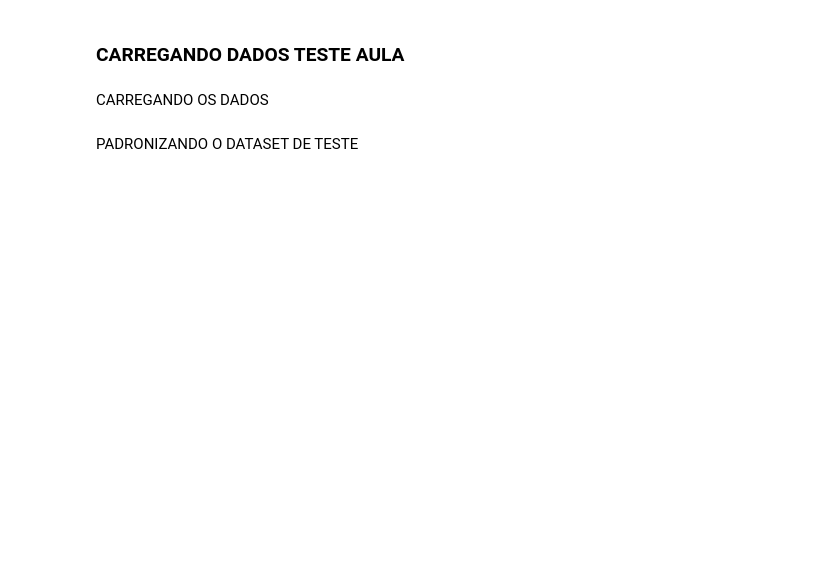
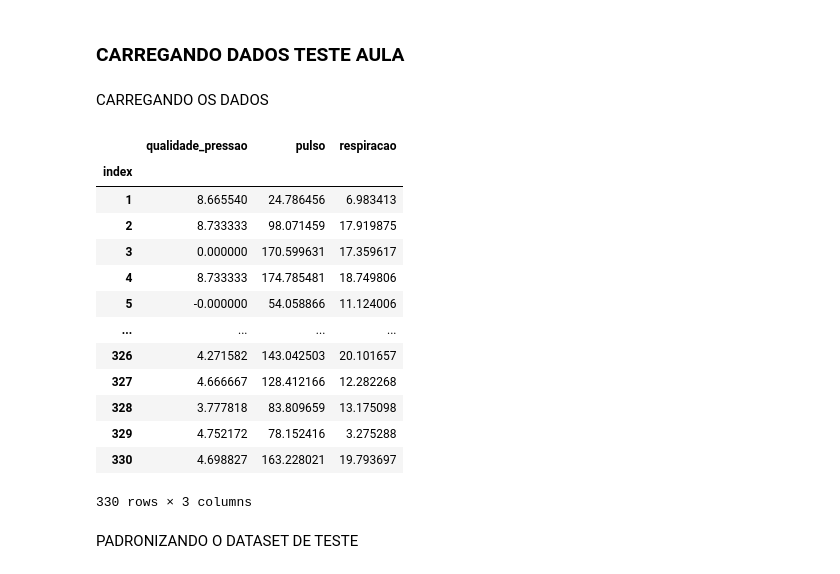
Before and after one commit to Andxyz8/VictimSim, a Jupyter notebook: modelagem.ipynb, the cells around one changed output. Cells and saved outputs as stored; diff of their text form; code cells hidden in the pictures; blank space fills up the shorter version.

```diff
--- a/modelagem.ipynb
+++ b/modelagem.ipynb
@@ -167,19 +254,34 @@ CARREGANDO OS DADOS
 # %%
 # COLOCAR A SEPARAÇÃO E IMPORTAÇÃO DOS DADOS AQUI.
 dataset_teste_aula: DataFrame = read_csv(
-    ".\\T02_ClassicarRegredir\\treino_sinais_vitais_com_label.csv",
+    ".\\T02_ClassicarRegredir\\teste_cego.csv",
     sep = ',',
     index_col = 'index'
 )
 
 # Parâmetros previsores/independentes
-x_dataset_aula = dataset_teste_aula.drop(columns = ['gravidade', 'classe'], axis = 1)
-
+# x_dataset_aula = dataset_teste_aula.drop(columns = ['gravidade', 'classe'], axis = 1)
+dataset_teste_aula
 # Parâmetros de classe/dependentes
-y_dataset_aula_classes = dataset_teste_aula['classe']
+# y_dataset_aula_classes = dataset_teste_aula['classe']
 
 # Parâmetros de dependentes
-y_dataset_aula_regressao = dataset_teste_aula['gravidade']
+# y_dataset_aula_regressao = dataset_teste_aula['gravidade']
+# %% [output]
+|  | qualidade_pressao | pulso | respiracao |
+| index |  |  |  |
+| 1 | 8.665540 | 24.786456 | 6.983413 |
+| 2 | 8.733333 | 98.071459 | 17.919875 |
+| 3 | 0.000000 | 170.599631 | 17.359617 |
+| 4 | 8.733333 | 174.785481 | 18.749806 |
+| 5 | -0.000000 | 54.058866 | 11.124006 |
+| ... | ... | ... | ... |
+| 326 | 4.271582 | 143.042503 | 20.101657 |
+| 327 | 4.666667 | 128.412166 | 12.282268 |
+| 328 | 3.777818 | 83.809659 | 13.175098 |
+| 329 | 4.752172 | 78.152416 | 3.275288 |
+| 330 | 4.698827 | 163.228021 | 19.793697 |
+330 rows × 3 columns
 # %% [markdown]
 PADRONIZANDO O DATASET DE TESTE
 # %%
```
Also changed, not shown: parts of 12 cells of this notebook, 1 other file.
